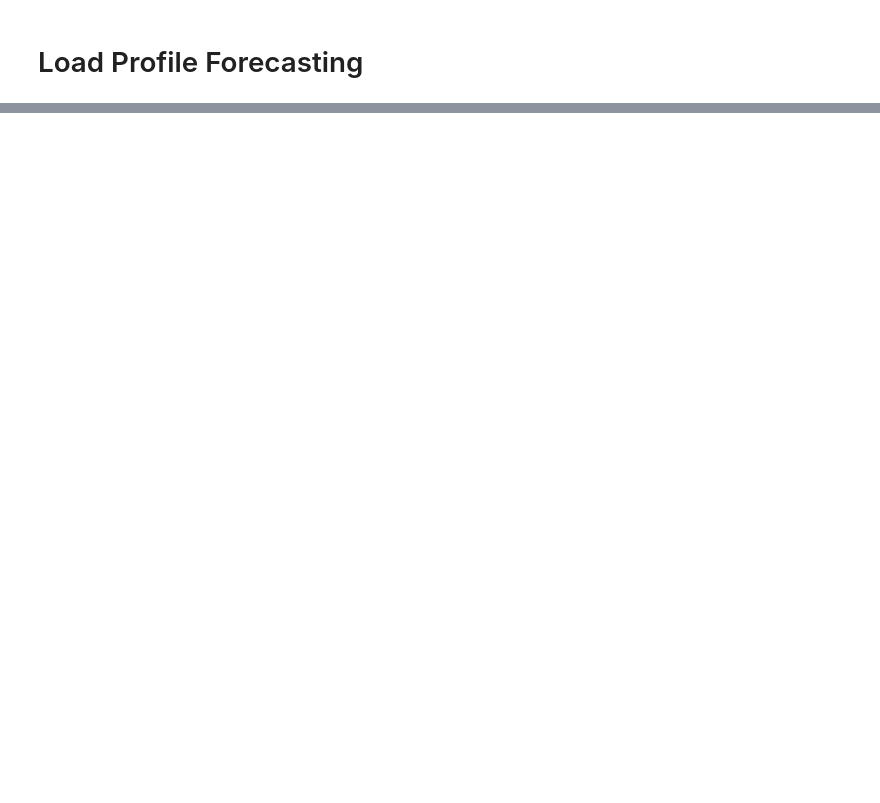
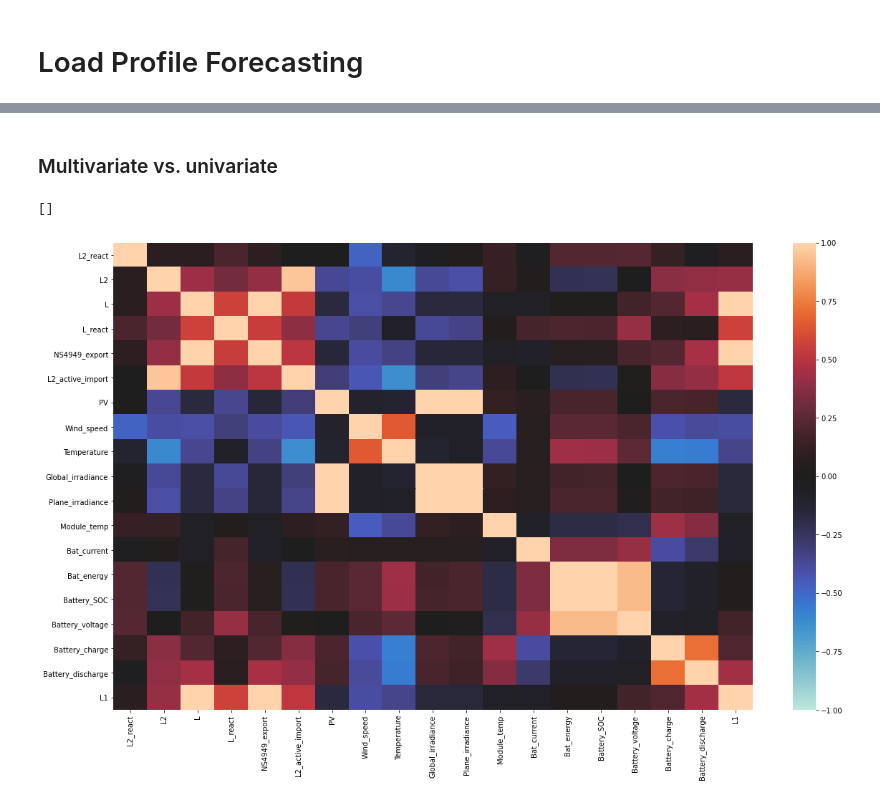
Before and after one commit to theodorhusefest/microgrid-mpc, a Jupyter notebook: data/load_forecast.ipynb, the cells around one changed output, grey strips where cells are left out. Cells and saved outputs as stored; diff of their text form; code cells hidden in the pictures; blank space fills up the shorter version.

```diff
--- a/data/load_forecast.ipynb
+++ b/data/load_forecast.ipynb
@@ -14,0 +28,11 @@ data.head(2)
+# %% [markdown]
+### Multivariate vs. univariate
+# %%
+corr = data.groupby(data.date.dt.day).mean().corr()
+
+plt.figure(figsize = (20, 12))
+sn.heatmap(corr, vmin = -1, vmax = 1, center = 0)
+plt.plot()
+# %% [output]
+[]
+[figure, added]
```
Also changed, not shown: parts of 22 cells of this notebook, 9 other files.
